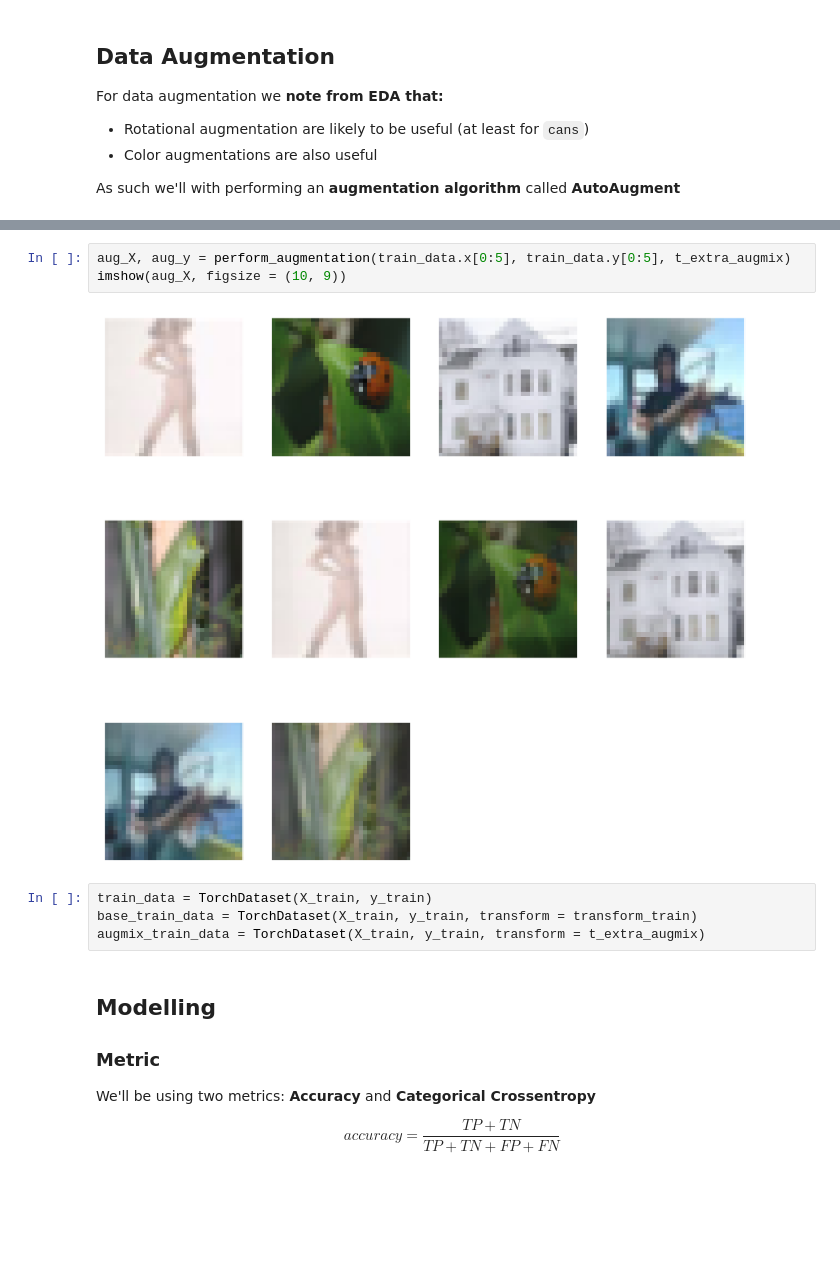
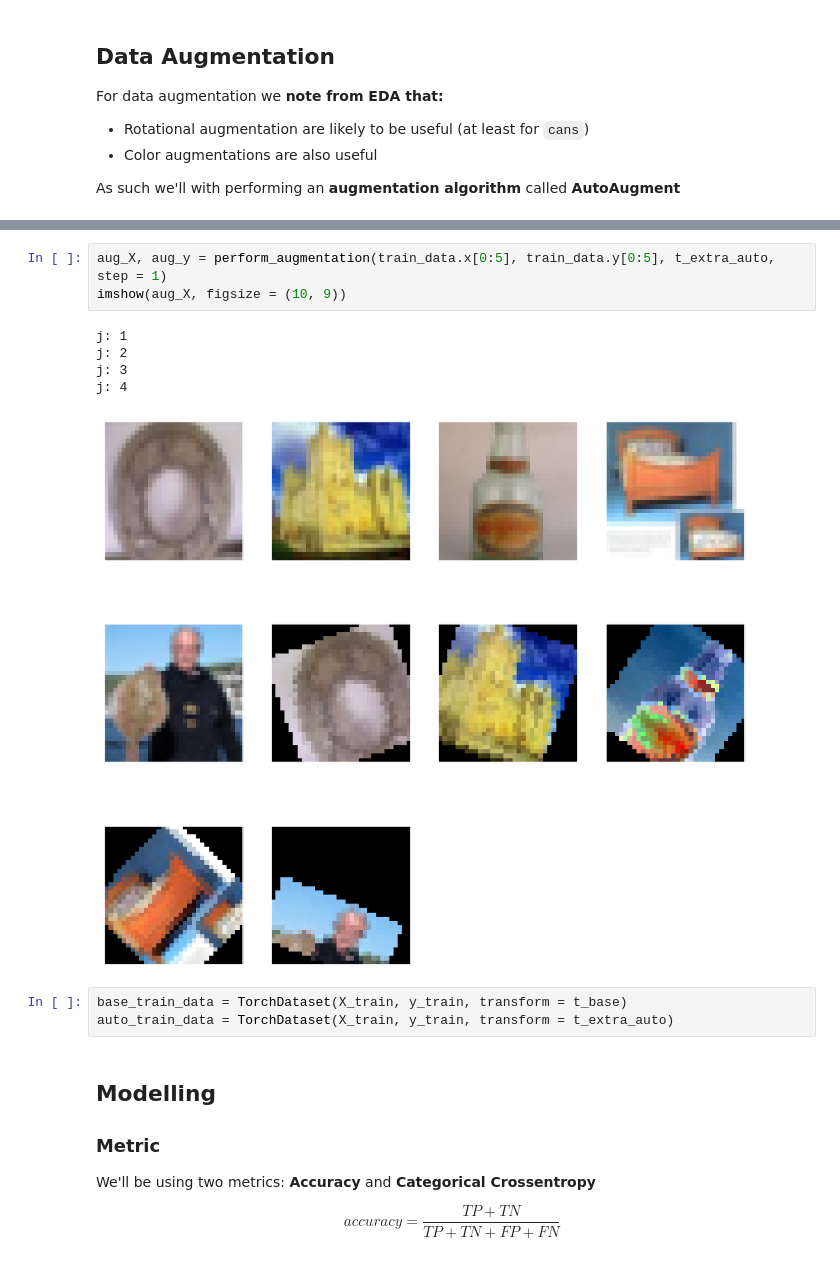
Before and after one commit to kenJPG/CIFAR100, a Jupyter notebook: cifar_100.ipynb, the cells around one changed output, grey strips where cells are left out. Drawn from its saved outputs; the diff is of its cells as text; blank space fills up the shorter version.

```diff
--- a/cifar_100.ipynb
+++ b/cifar_100.ipynb
@@ -1002,12 +997,15 @@ transform_test = transforms.Compose([
 # %%
-aug_X, aug_y = perform_augmentation(train_data.x[0:5], train_data.y[0:5], t_extra_augmix)
+aug_X, aug_y = perform_augmentation(train_data.x[0:5], train_data.y[0:5], t_extra_auto, step = 1)
 imshow(aug_X, figsize = (10, 9))
 # %% [output]
+j: 1
+j: 2
+j: 3
+j: 4
-[figure, old version]
+[figure, new version]
 # %%
-train_data = TorchDataset(X_train, y_train)
-base_train_data = TorchDataset(X_train, y_train, transform = transform_train)
-augmix_train_data = TorchDataset(X_train, y_train, transform = t_extra_augmix)
+base_train_data = TorchDataset(X_train, y_train, transform = t_base)
+auto_train_data = TorchDataset(X_train, y_train, transform = t_extra_auto)
 # %% [markdown]
 ## Modelling
 
```
Also changed, not shown: parts of 29 cells of this notebook.
